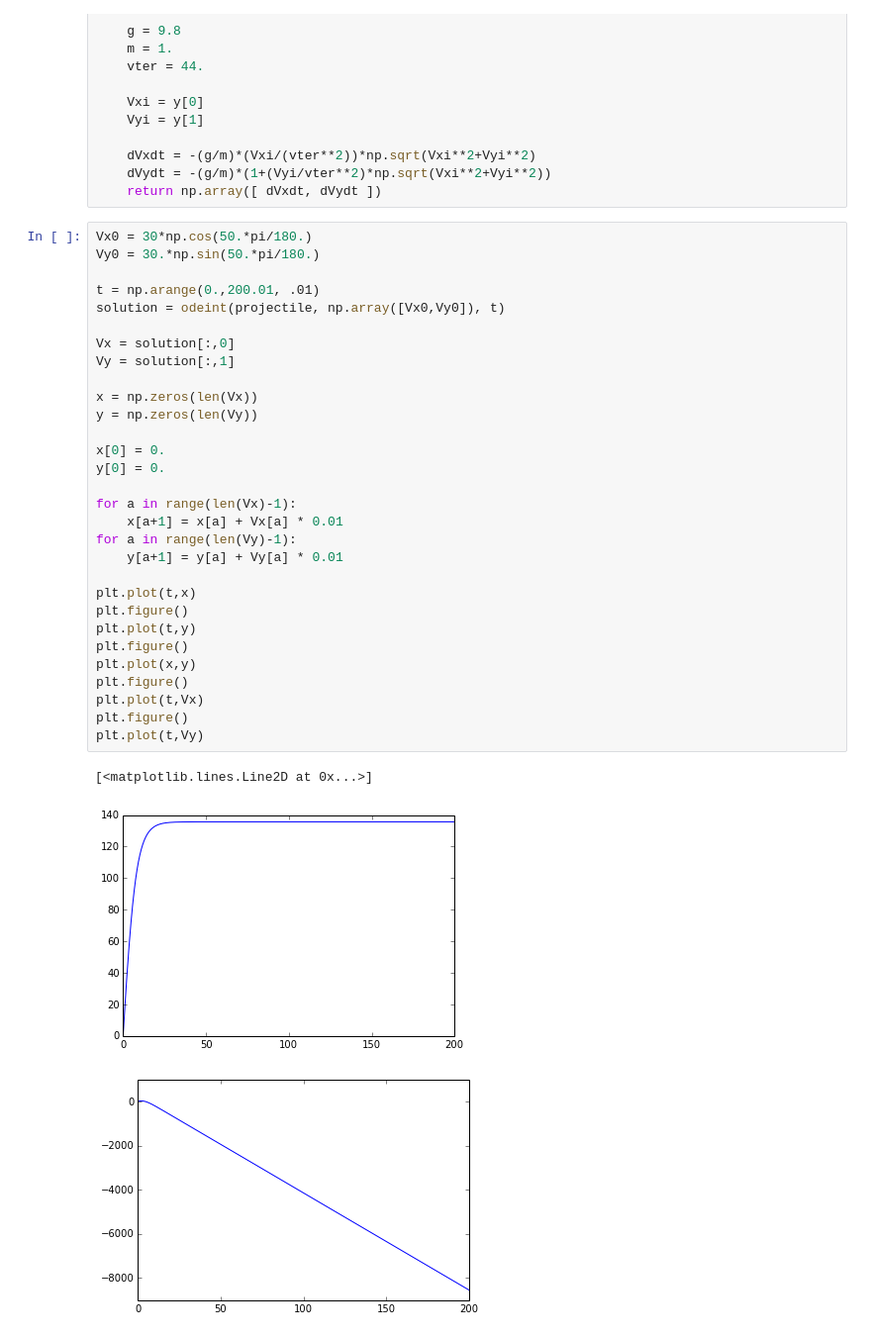
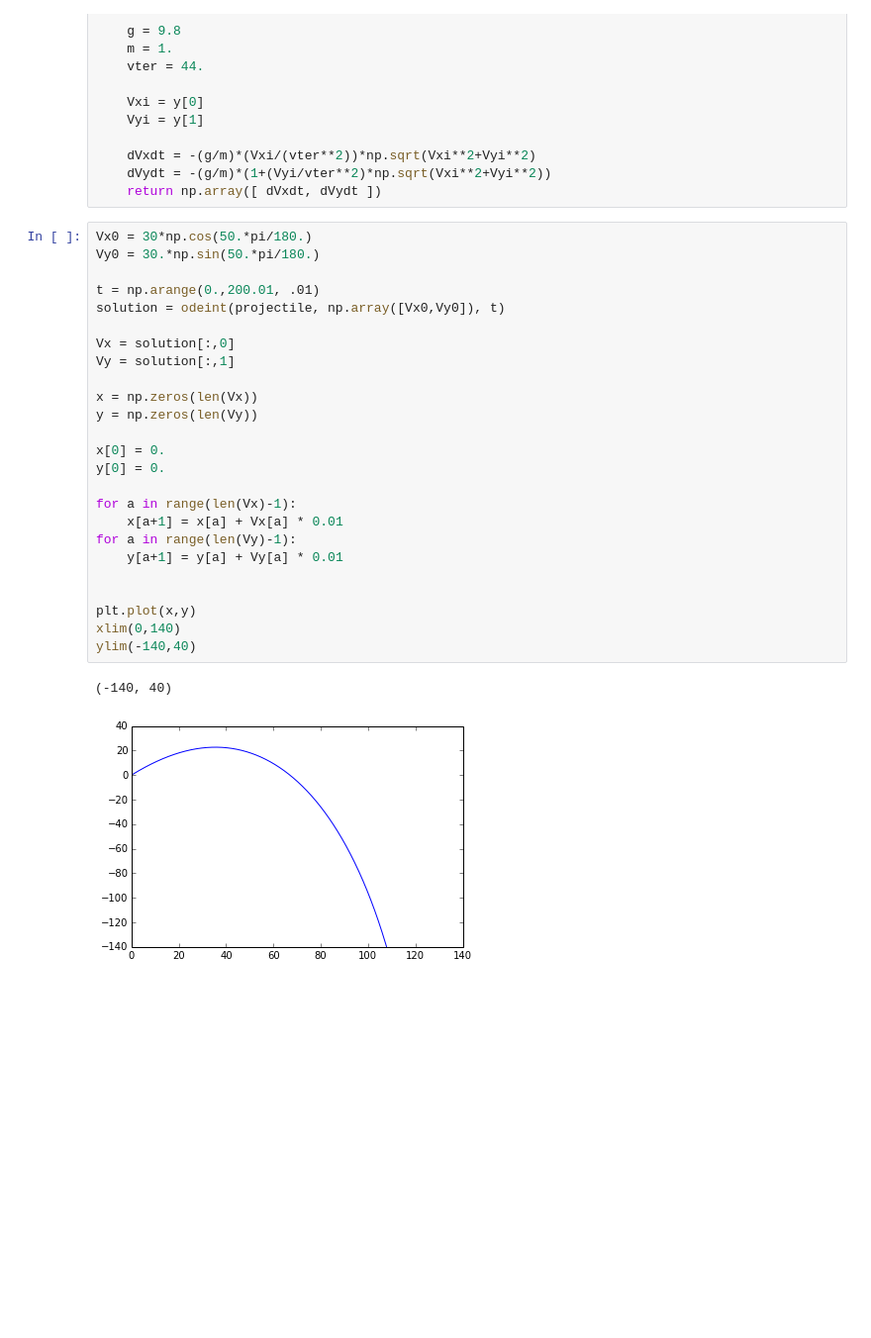
Before and after one commit to cspearso/PHYS202-S14, a Jupyter notebook: SciPy/ODEExercises.ipynb, the cells around one changed output. Shown at 99% size. Drawn from its saved outputs; the diff is of its cells as text; blank space fills up the shorter version.

```diff
--- a/SciPy/ODEExercises.ipynb
+++ b/SciPy/ODEExercises.ipynb
@@ -377,34 +375,28 @@ def projectile(y,t):
 # %%
 Vx0 = 30*np.cos(50.*pi/180.)
 Vy0 = 30.*np.sin(50.*pi/180.)
 
 t = np.arange(0.,200.01, .01)
 solution = odeint(projectile, np.array([Vx0,Vy0]), t)
 
 Vx = solution[:,0]
 Vy = solution[:,1]
 
 x = np.zeros(len(Vx))
 y = np.zeros(len(Vy))
 
 x[0] = 0.
 y[0] = 0.
 
 for a in range(len(Vx)-1):
     x[a+1] = x[a] + Vx[a] * 0.01
 for a in range(len(Vy)-1):
     y[a+1] = y[a] + Vy[a] * 0.01
 
-plt.plot(t,x)
-plt.figure()
-plt.plot(t,y)
-plt.figure()
+
 plt.plot(x,y)
-plt.figure()
-plt.plot(t,Vx)
-plt.figure()
-plt.plot(t,Vy)
+xlim(0,140)
+ylim(-140,40)
 # %% [output]
-[<matplotlib.lines.Line2D at 0x...>]
+(-140, 40)
-[figure, old version]
+[figure, new version]
-[figure, removed]
```
Also changed, not shown: parts of 6 cells of this notebook, 2 other files.
